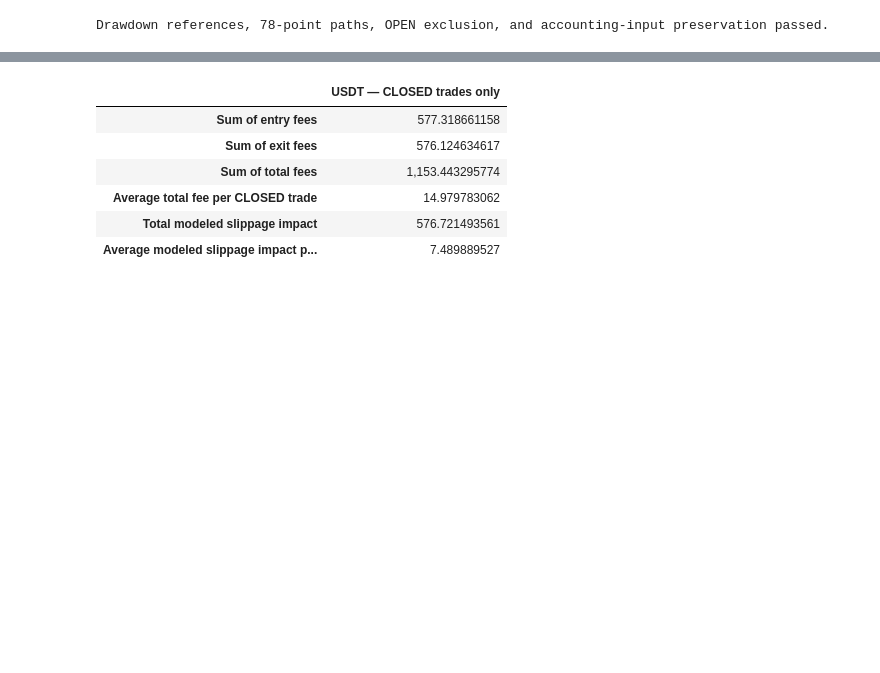
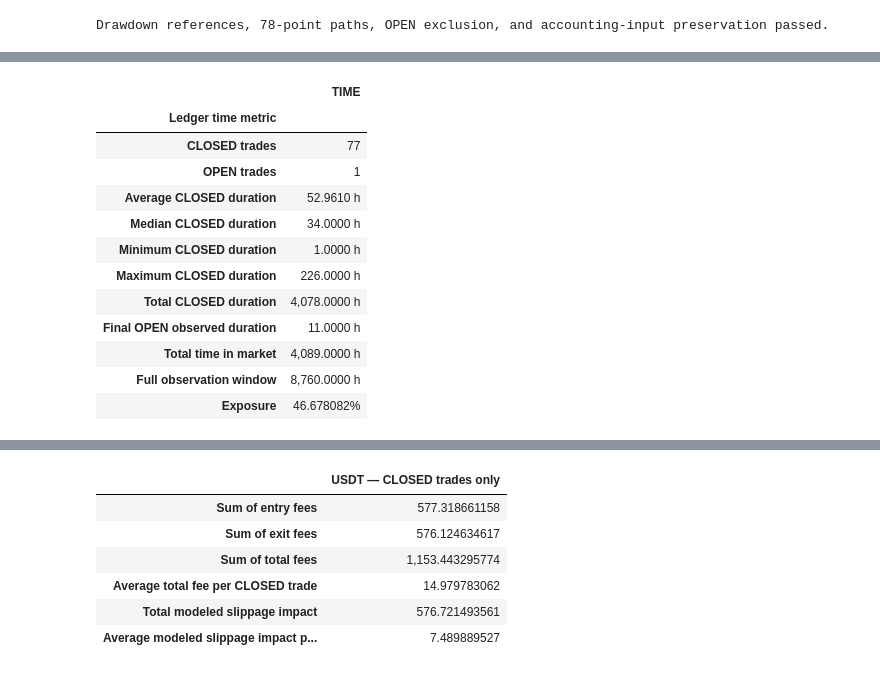
Before and after one commit to puckmandestroyer/trading-lab, a Jupyter notebook: notebooks/03_backtest_review.ipynb, the cells around one changed output, grey strips where cells are left out. Cells and saved outputs as stored; diff of their text form; code cells hidden in the pictures; blank space fills up the shorter version.

```diff
--- a/notebooks/03_backtest_review.ipynb
+++ b/notebooks/03_backtest_review.ipynb
@@ -808,0 +841,35 @@ Drawdown references, 78-point paths, OPEN exclusion, and accounting-input preser
+# %%
+trades_before_time = trades.copy(deep=True)
+observation_start = candles["timestamp"].iloc[0]
+observation_end = candles["timestamp"].iloc[-1] + pd.Timedelta(hours=1)
+
+trade_time_breakdown = calculate_trade_time_breakdown(
+    trades, observation_start, observation_end,
+)
+trade_time_summary = summarize_trade_time_metrics(
+    trades, observation_start, observation_end,
+)
+pd.testing.assert_frame_equal(trades, trades_before_time)
+trade_time_breakdown_before_display = trade_time_breakdown.copy(deep=True)
+trade_time_summary_before_display = trade_time_summary.copy(deep=True)
+
+time_labels = {
+    "closed_trade_count": "CLOSED trades",
+    "open_trade_count": "OPEN trades",
+    "average_closed_duration_hours": "Average CLOSED duration",
+    "median_closed_duration_hours": "Median CLOSED duration",
+    "minimum_closed_duration_hours": "Minimum CLOSED duration",
+    "maximum_closed_duration_hours": "Maximum CLOSED duration",
+    "total_closed_duration_hours": "Total CLOSED duration",
+    "open_observed_duration_hours": "Final OPEN observed duration",
+    "total_time_in_market_hours": "Total time in market",
+    "observation_window_hours": "Full observation window",
+    "exposure_ratio": "Exposure",
+}
+time_table = trade_time_summary.T.rename(index=time_labels)
+time_table.index.name = "Ledger time metric"
+print("Observation window [start, end):", observation_start, "→", observation_end)
+display(time_table.style.format("{:,.4f} h", na_rep="—")
+    .format("{:,.0f}", subset=pd.IndexSlice[list(time_labels.values())[:2], :])
+    .format("{:.6%}", subset=pd.IndexSlice[[time_labels["exposure_ratio"]], :]))
+# %% [output]
@@ -808,0 +877,13 @@ Drawdown references, 78-point paths, OPEN exclusion, and accounting-input preser
+|  | TIME |
+| Ledger time metric |  |
+| CLOSED trades | 77 |
+| OPEN trades | 1 |
+| Average CLOSED duration | 52.9610 h |
+| Median CLOSED duration | 34.0000 h |
+| Minimum CLOSED duration | 1.0000 h |
+| Maximum CLOSED duration | 226.0000 h |
+| Total CLOSED duration | 4,078.0000 h |
+| Final OPEN observed duration | 11.0000 h |
+| Total time in market | 4,089.0000 h |
+| Full observation window | 8,760.0000 h |
+| Exposure | 46.678082% |
```
Also changed, not shown: parts of 16 cells of this notebook, 3 other files.
